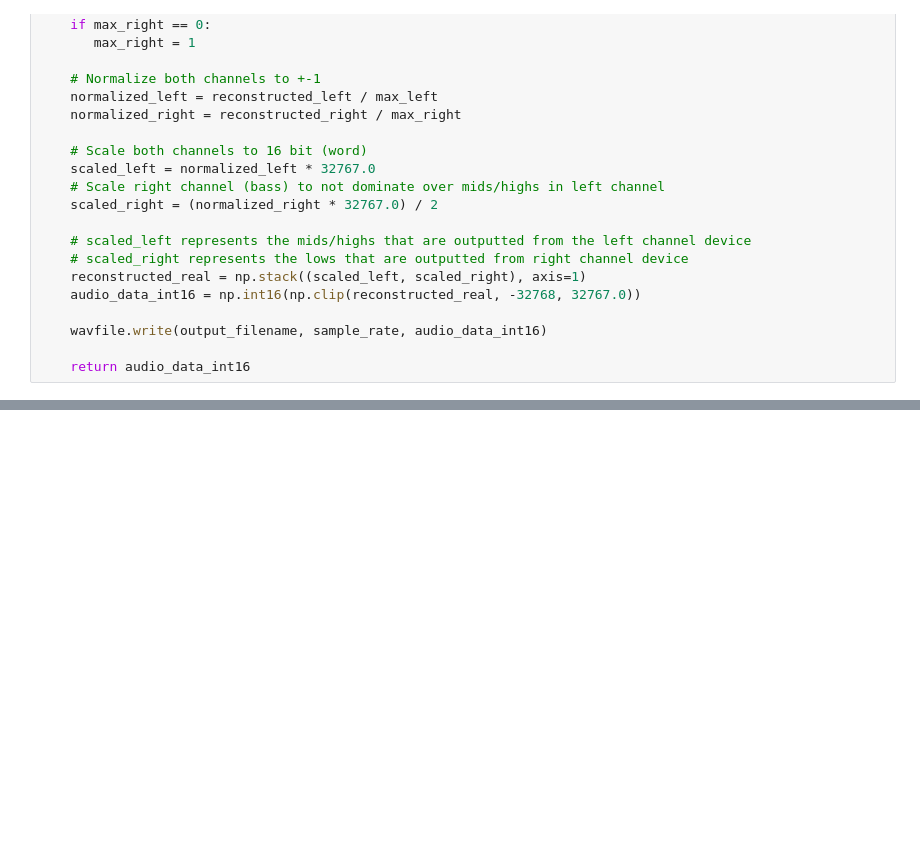
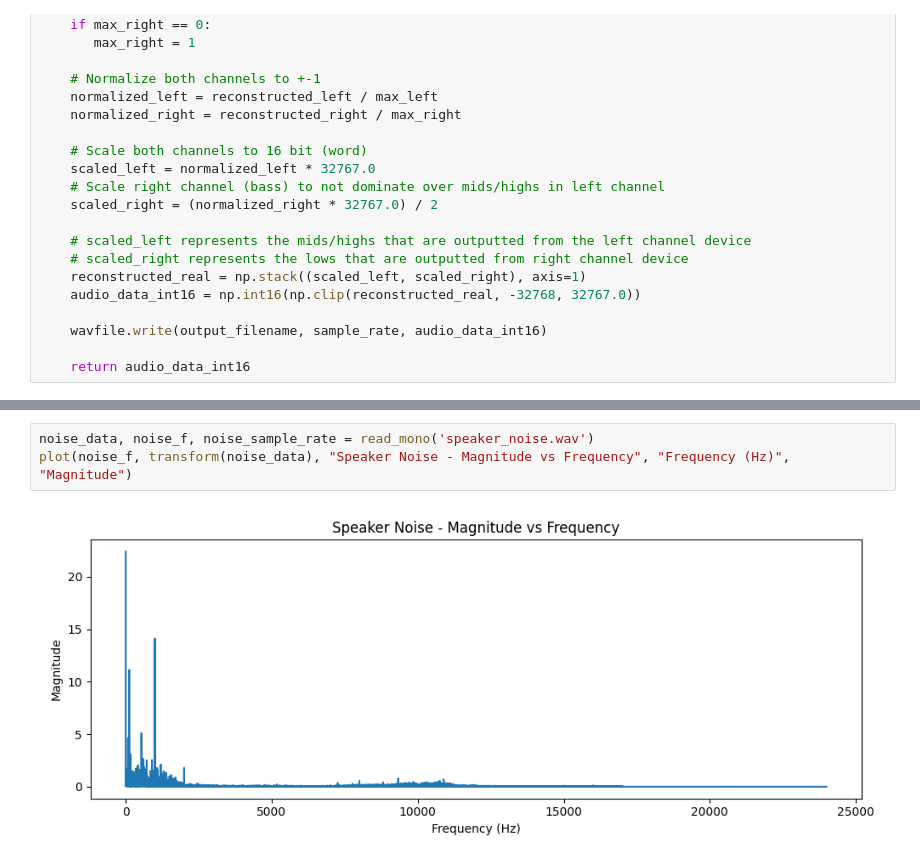
Before and after one commit to EranMaor/Audio-Processing, a Jupyter notebook: bass_enhancement.ipynb, the cells around one changed output, grey strips where cells are left out. Cells and saved outputs as stored; diff of their text form; blank space fills up the shorter version.

```diff
--- a/bass_enhancement.ipynb
+++ b/bass_enhancement.ipynb
@@ -184,0 +207,5 @@ Error:
+# %%
+noise_data, noise_f, noise_sample_rate = read_mono('speaker_noise.wav')
+plot(noise_f, transform(noise_data), "Speaker Noise - Magnitude vs Frequency", "Frequency (Hz)", "Magnitude")
+# %% [output]
+[figure, added]
```
Also changed, not shown: parts of 8 cells of this notebook, 49 other files.
